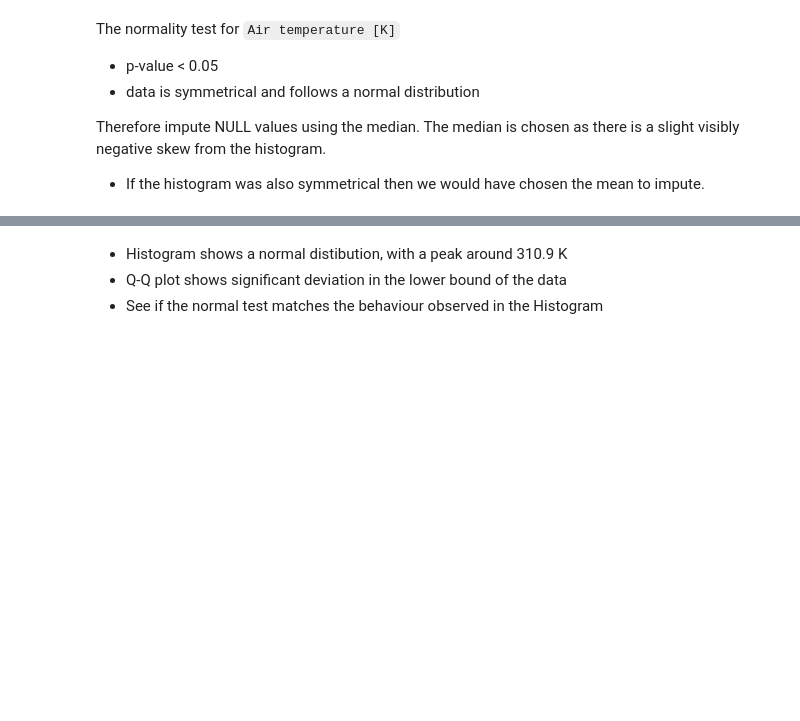
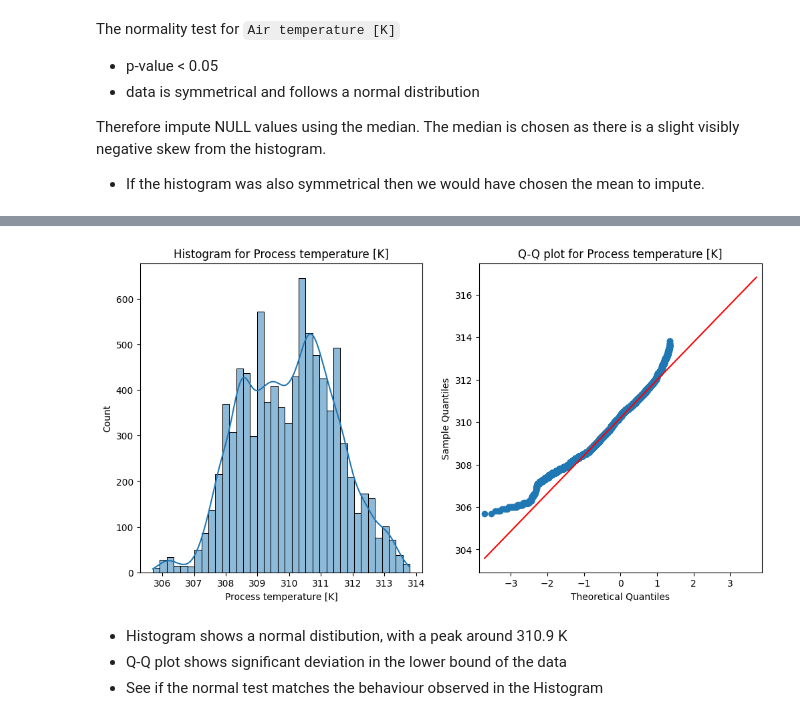
Before and after one commit to ManishKhurmi/exploratory-data-analysis---the-manufacturing-process768, a Jupyter notebook: Milestone_3 refactoring v2.ipynb, the cells around one changed output, grey strips where cells are left out. Saved outputs shown, nothing was run; the diff lists cells and outputs as text; code cells hidden in the pictures; blank space fills up the shorter version.

```diff
--- a/Milestone_3 refactoring v2.ipynb
+++ b/Milestone_3 refactoring v2.ipynb
@@ -450,4 +823,5 @@ Therefore impute NULL values using the median. The median is chosen as there is
 - If the histogram was also symmetrical then we would have chosen the mean to impute.
 # %%
 # Impute NULL values of Air temperature
-failure_data['Air temperature [K]'] = failure_data['Air temperature [K]'].fillna(failure_data['Air temperature [K]'].median())
+dt = DataTransform(failure_data)
+failure_data['Air temperature [K]'] = dt.impute_column(column_name='Air temperature [K]', method='median')
@@ -464,3 +833,17 @@ plott.plot_qq('Process temperature [K]')
+# %%
+# Histogram & QQ plot for `Process temperature`
+
+# Create a figure with two subplots side by side
+fig, axes = plt.subplots(1, 2, figsize=(12, 6))  # 1 row, 2 columns
+
+plott = Plotter(failure_data)
+plott.histplot('Process temperature [K]', kde = True, ax = axes[0])
+plott.plot_qq('Process temperature [K]', ax=axes[1])
+
+# Display the plots
+plt.show()
+# %% [output]
+[figure, added]
 # %% [markdown]
 - Histogram shows a normal distibution, with a peak around 310.9 K
 - Q-Q plot shows significant deviation in the lower bound of the data
```
Also changed, not shown: parts of 194 cells of this notebook, 1 other file.
